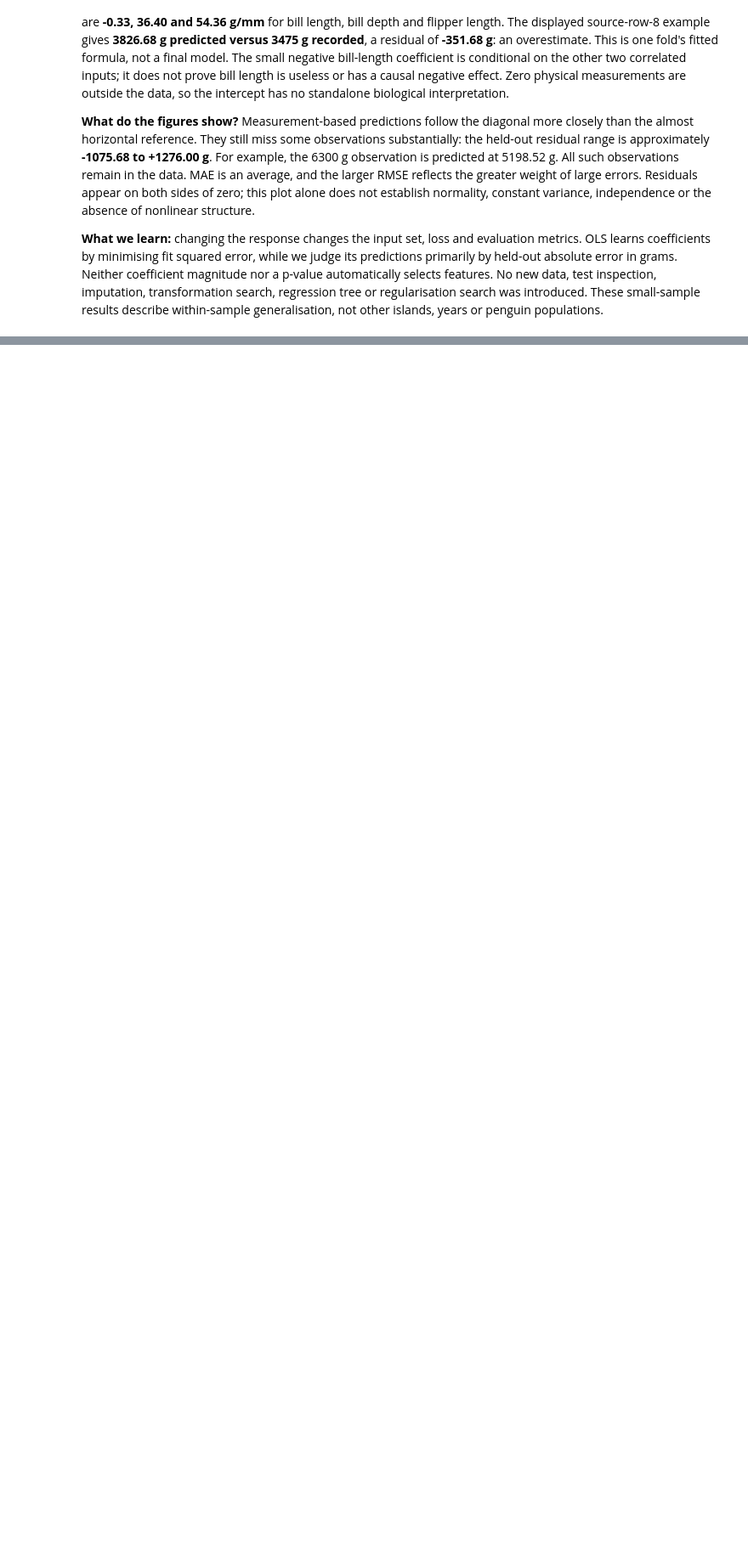
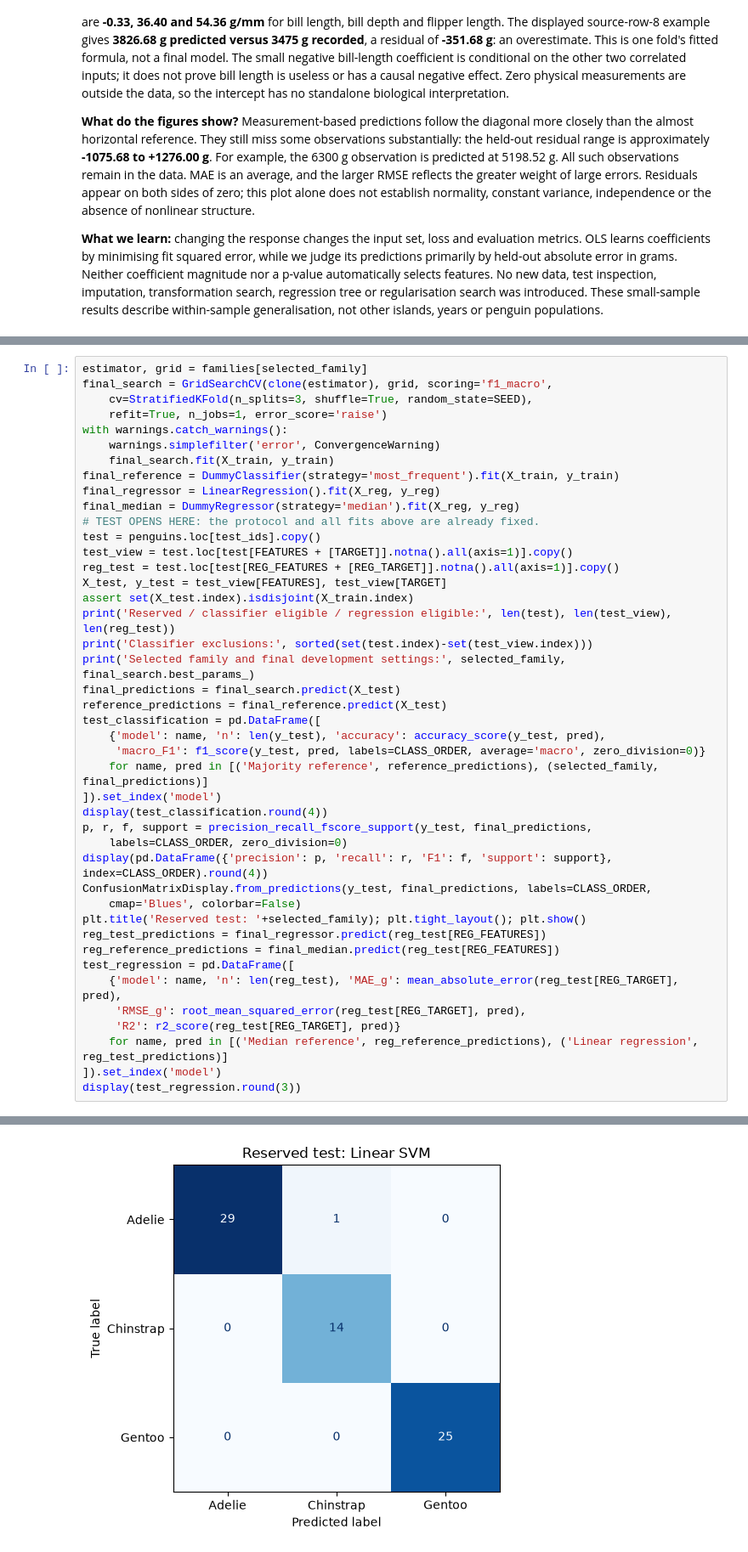
Before and after one commit to marcosrobinat2/penguins-ml-submission, a Jupyter notebook: 02_supervised_learning.ipynb, the cells around one changed output, grey strips where cells are left out. Shown at 85% size. Cells and saved outputs as stored; diff of their text form; blank space fills up the shorter version.

```diff
--- a/02_supervised_learning.ipynb
+++ b/02_supervised_learning.ipynb
@@ -1438,0 +1563,44 @@ AI assistance was used for explanations, Python drafts, debugging and editing. T
+# %%
+estimator, grid = families[selected_family]
+final_search = GridSearchCV(clone(estimator), grid, scoring='f1_macro',
+    cv=StratifiedKFold(n_splits=3, shuffle=True, random_state=SEED),
+    refit=True, n_jobs=1, error_score='raise')
+with warnings.catch_warnings():
+    warnings.simplefilter('error', ConvergenceWarning)
+    final_search.fit(X_train, y_train)
+final_reference = DummyClassifier(strategy='most_frequent').fit(X_train, y_train)
+final_regressor = LinearRegression().fit(X_reg, y_reg)
+final_median = DummyRegressor(strategy='median').fit(X_reg, y_reg)
+# TEST OPENS HERE: the protocol and all fits above are already fixed.
+test = penguins.loc[test_ids].copy()
+test_view = test.loc[test[FEATURES + [TARGET]].notna().all(axis=1)].copy()
+reg_test = test.loc[test[REG_FEATURES + [REG_TARGET]].notna().all(axis=1)].copy()
+X_test, y_test = test_view[FEATURES], test_view[TARGET]
+assert set(X_test.index).isdisjoint(X_train.index)
+print('Reserved / classifier eligible / regression eligible:', len(test), len(test_view), len(reg_test))
+print('Classifier exclusions:', sorted(set(test.index)-set(test_view.index)))
+print('Selected family and final development settings:', selected_family, final_search.best_params_)
+final_predictions = final_search.predict(X_test)
+reference_predictions = final_reference.predict(X_test)
+test_classification = pd.DataFrame([
+    {'model': name, 'n': len(y_test), 'accuracy': accuracy_score(y_test, pred),
+     'macro_F1': f1_score(y_test, pred, labels=CLASS_ORDER, average='macro', zero_division=0)}
+    for name, pred in [('Majority reference', reference_predictions), (selected_family, final_predictions)]
+]).set_index('model')
+display(test_classification.round(4))
+p, r, f, support = precision_recall_fscore_support(y_test, final_predictions,
+    labels=CLASS_ORDER, zero_division=0)
+display(pd.DataFrame({'precision': p, 'recall': r, 'F1': f, 'support': support}, index=CLASS_ORDER).round(4))
+ConfusionMatrixDisplay.from_predictions(y_test, final_predictions, labels=CLASS_ORDER,
+    cmap='Blues', colorbar=False)
+plt.title('Reserved test: '+selected_family); plt.tight_layout(); plt.show()
+reg_test_predictions = final_regressor.predict(reg_test[REG_FEATURES])
+reg_reference_predictions = final_median.predict(reg_test[REG_FEATURES])
+test_regression = pd.DataFrame([
+    {'model': name, 'n': len(reg_test), 'MAE_g': mean_absolute_error(reg_test[REG_TARGET], pred),
+     'RMSE_g': root_mean_squared_error(reg_test[REG_TARGET], pred),
+     'R2': r2_score(reg_test[REG_TARGET], pred)}
+    for name, pred in [('Median reference', reg_reference_predictions), ('Linear regression', reg_test_predictions)]
+]).set_index('model')
+display(test_regression.round(3))
+# %% [output]
@@ -1438,0 +1618 @@ AI assistance was used for explanations, Python drafts, debugging and editing. T
+[figure, added]
```
Also changed, not shown: parts of 12 cells of this notebook, 3 other files.
